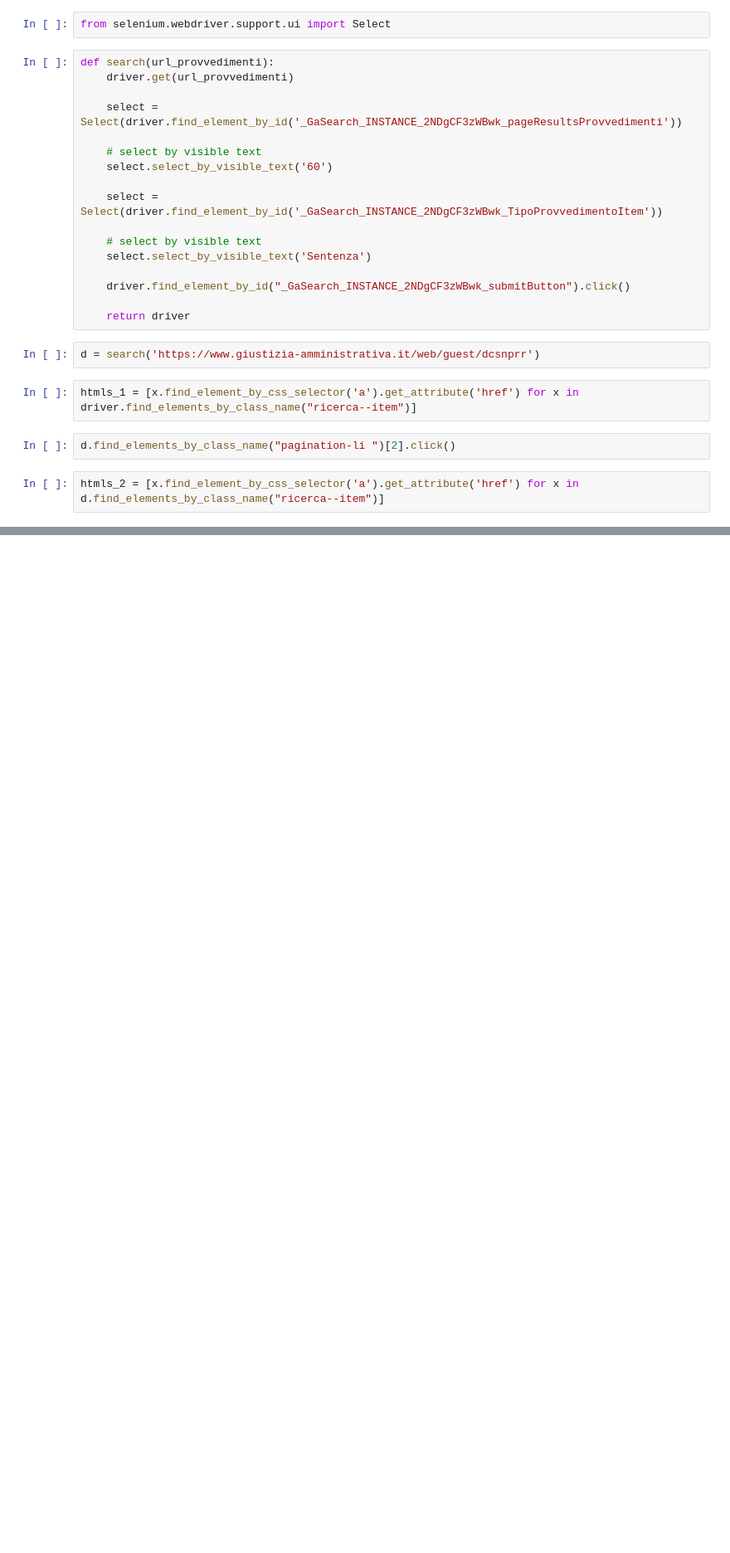
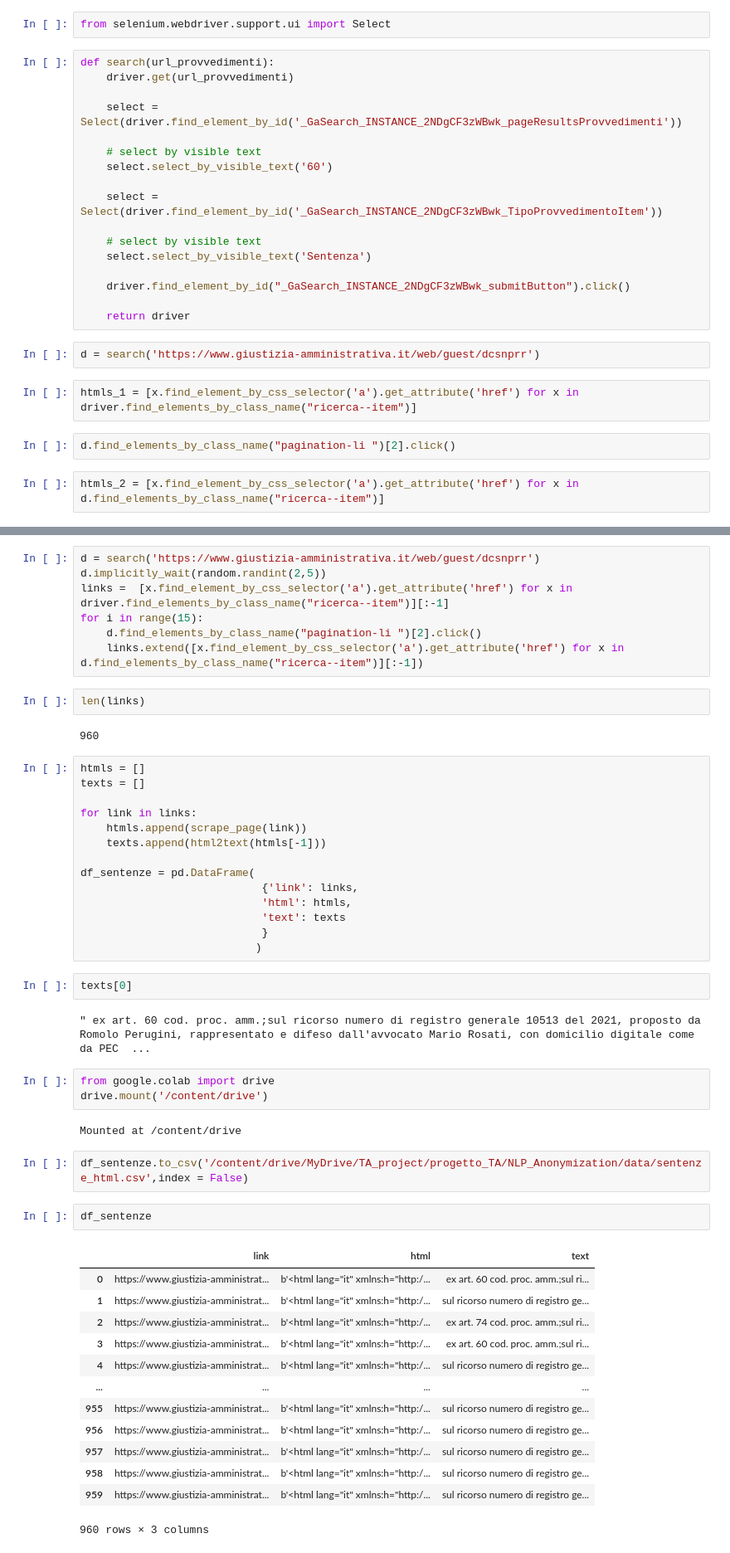
Before and after one commit to Gianpe/NLP_Anonymization, a Jupyter notebook: notebooks/html_scraper.ipynb, the cells around one changed output, grey strips where cells are left out. Shown: that part at 83% size. Drawn from its saved outputs; the diff is of its cells as text; blank space fills up the shorter version.

Commit message:
Scraping 1k of judgements from html

```diff
--- a/notebooks/html_scraper.ipynb
+++ b/notebooks/html_scraper.ipynb
@@ -150,0 +137,52 @@ htmls_2
+# %%
+d = search('https://www.giustizia-amministrativa.it/web/guest/dcsnprr')
+d.implicitly_wait(random.randint(2,5))
+links =  [x.find_element_by_css_selector('a').get_attribute('href') for x in driver.find_elements_by_class_name("ricerca--item")][:-1]
+for i in range(15):
+    d.find_elements_by_class_name("pagination-li ")[2].click()
+    links.extend([x.find_element_by_css_selector('a').get_attribute('href') for x in d.find_elements_by_class_name("ricerca--item")][:-1])
+# %%
+len(links)
+# %% [output]
+960
+# %%
+htmls = []
+texts = []
+
+for link in links:
+    htmls.append(scrape_page(link))
+    texts.append(html2text(htmls[-1]))
+
+df_sentenze = pd.DataFrame(
+                            {'link': links,
+                            'html': htmls,
+                            'text': texts
+                            }
+                           )
+# %%
+texts[0]
+# %% [output]
+" ex art. 60 cod. proc. amm.;sul ricorso numero di registro generale 10513 del 2021, proposto da Romolo Perugini, rappresentato e difeso dall'avvocato Mario Rosati, con domicilio digitale come da PEC  ...
+# %%
+from google.colab import drive
+drive.mount('/content/drive')
+# %% [output]
+Mounted at /content/drive
+# %%
+df_sentenze.to_csv('/content/drive/MyDrive/TA_project/progetto_TA/NLP_Anonymization/data/sentenze_html.csv',index = False)
+# %%
+df_sentenze
+# %% [output]
+|  | link | html | text |
+| 0 | https://www.giustizia-amministrat... | b'<html lang="it" xmlns:h="http:/... | ex art. 60 cod. proc. amm.;sul ri... |
+| 1 | https://www.giustizia-amministrat... | b'<html lang="it" xmlns:h="http:/... | sul ricorso numero di registro ge... |
+| 2 | https://www.giustizia-amministrat... | b'<html lang="it" xmlns:h="http:/... | ex art. 74 cod. proc. amm.;sul ri... |
+| 3 | https://www.giustizia-amministrat... | b'<html lang="it" xmlns:h="http:/... | ex art. 60 cod. proc. amm.;sul ri... |
+| 4 | https://www.giustizia-amministrat... | b'<html lang="it" xmlns:h="http:/... | sul ricorso numero di registro ge... |
+| ... | ... | ... | ... |
+| 955 | https://www.giustizia-amministrat... | b'<html lang="it" xmlns:h="http:/... | sul ricorso numero di registro ge... |
+| 956 | https://www.giustizia-amministrat... | b'<html lang="it" xmlns:h="http:/... | sul ricorso numero di registro ge... |
+| 957 | https://www.giustizia-amministrat... | b'<html lang="it" xmlns:h="http:/... | sul ricorso numero di registro ge... |
+| 958 | https://www.giustizia-amministrat... | b'<html lang="it" xmlns:h="http:/... | sul ricorso numero di registro ge... |
+| 959 | https://www.giustizia-amministrat... | b'<html lang="it" xmlns:h="http:/... | sul ricorso numero di registro ge... |
+960 rows × 3 columns
```
Also changed, not shown: parts of 7 cells of this notebook, 1 other file.
